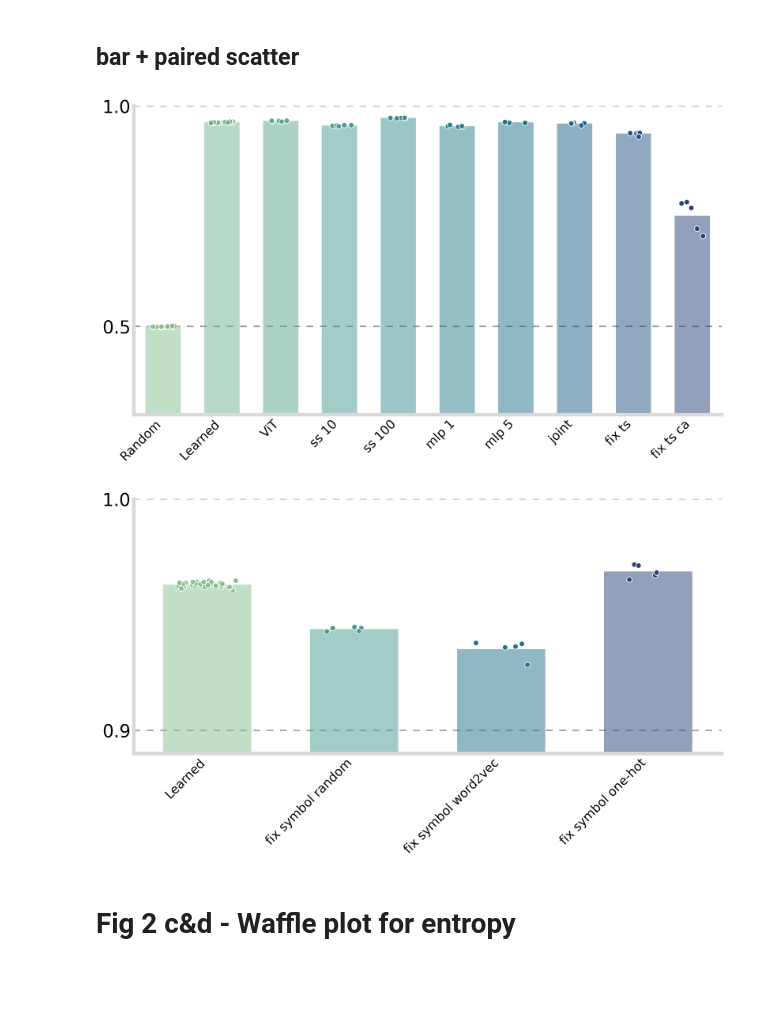
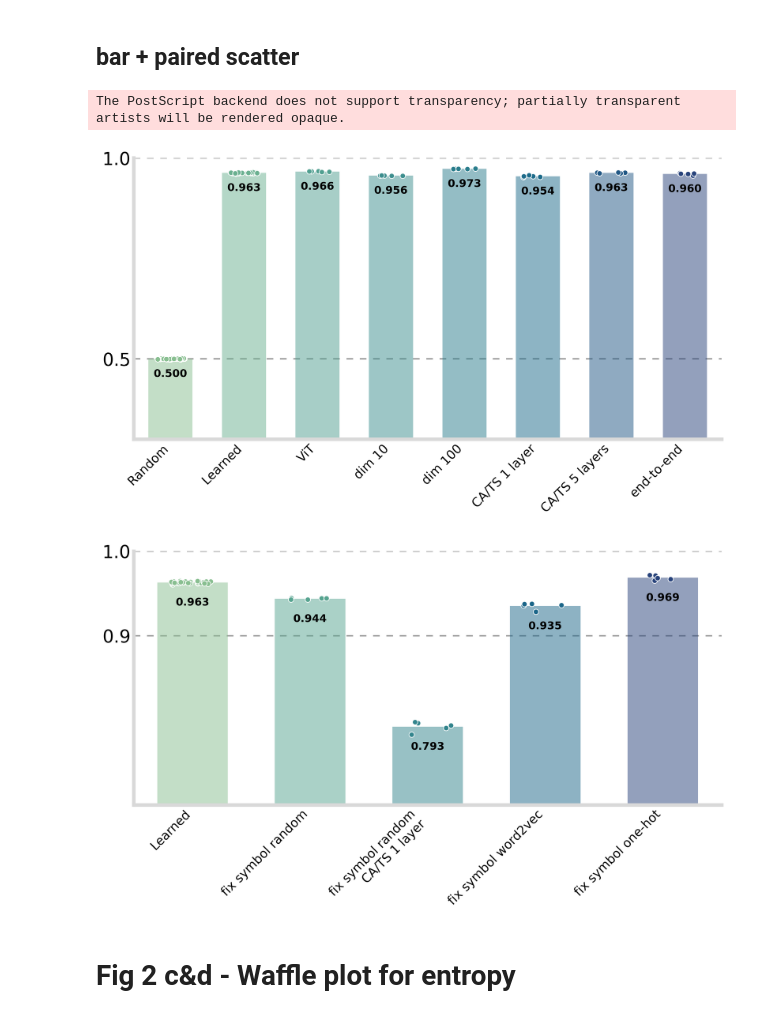
Before and after one commit to Hiroid/CATS_Net, a Jupyter notebook: B01_figures/NCS_figures.ipynb, the cells around one changed output. Cells and saved outputs as stored; diff of their text form; code cells hidden in the pictures; blank space fills up the shorter version.

```diff
--- a/B01_figures/NCS_figures.ipynb
+++ b/B01_figures/NCS_figures.ipynb
@@ -603,8 +614,8 @@ group9 = np.array(acc_list_imagenet1k_ss20_fixfe_resnet50_mlp3_hidden100_fixtsTr
 group10 = np.array(acc_list_imagenet1k_ss20_fixfe_resnet50_mlp3_hidden100_fixtscaTrue_initrandom_alltrails)
 
 # Consolidate all data groups into a list
-all_groups = [group1, group2, group3, group4, group5, group6, group7, group8, group9, group10]
-group_labels = ['Random', 'Learned', 'ViT', 'ss 10', 'ss 100', 'mlp 1', 'mlp 5', 'joint', 'fix ts', 'fix ts ca']
+all_groups = [group1, group2, group3, group4, group5, group6, group7, group8]
+group_labels = ['Random', 'Learned', 'ViT', 'dim 10', 'dim 100', 'CA/TS 1 layer', 'CA/TS 5 layers', 'end-to-end']
 
 # Define styling constants from your original code
 GREY50 = '#7F7F7F'
@@ -648,6 +659,11 @@ for i, group_data in enumerate(all_groups):
     # Scatter plot for individual data points
     ax.scatter(x_jittered, group_data, color=colors[i], edgecolors='white', linewidth=0.8, zorder=3)
 
+    # Add mean value text annotation above each bar
+    mean_value = np.mean(group_data)
+    ax.text(i, mean_value - 0.05, f'{mean_value:.3f}',
+            ha='center', va='bottom', fontsize=12, fontweight='bold')
+
 # Horizontal lines that are used as scale reference
 for h in HLINES:
     ax.axhline(h, color=GREY50, ls=(0, (5, 5)), alpha=0.8, zorder=0)
@@ -671,37 +687,38 @@ ax.spines["bottom"].set_linewidth(4)
 
 # Style ticks
 ax.tick_params(length=0) # Removes tick marks
 ax.set_yticks(HLINES)
 ax.set_yticklabels(HLINES, size=20)
 
 # Ensure layout is tight to prevent labels from being cut off
 plt.tight_layout()
 
-# Save or show the plot
+# # Save or show the plot
 # plt.savefig(
 #     os.path.join(
 #         project_root,
 #         "B01_figures",
 #         "outputs",
-#         "fig_2ac.eps"
+#         "fig_s4.eps"
 #     ),
 #     format="eps",
 #     bbox_inches='tight'
 # )
 # plt.savefig(
 #     os.path.join(
 #         project_root,
 #         "B01_figures",
 #         "outputs",
-#         "fig_2ac.png"
+#         "fig_s4.png"
 #     ),
 #     format="png",
 #     bbox_inches='tight'
 # )
 
 plt.show()
 # %% [output]
+The PostScript backend does not support transparency; partially transparent artists will be rendered opaque.
-[figure, old version]
+[figure, new version]
 # %%
 # Sample data
 # 30 * 1
@@ -710,10 +727,11 @@ group2 = np.array(acc_list_imagenet1k_ss20_fixfe_resnet50_mlp3_hidden100_initran
 group11 = np.array(acc_list_imagenet1k_ss20_fixfe_resnet50_mlp3_hidden100_fixsymbolTrue_initrandom_alltrails)
 group12 = np.array(acc_list_imagenet1k_ss20_fixfe_resnet50_mlp3_hidden100_fixsymbolTrue_initword2vec_alltrails)
 group13 = np.array(acc_list_imagenet1k_ss1000_fixfe_resnet50_mlp3_hidden100_fixsymbolTrue_initone_hot_alltrails)
+group14 = np.array(acc_list_imagenet1k_ss20_fixfe_resnet50_mlp1_hidden100_fixsymbolTrue_initrandom_alltrails)
 
 # Consolidate all data groups into a list
-all_groups = [group2, group11, group12, group13]
-group_labels = ['Learned', 'fix symbol random', 'fix symbol word2vec', 'fix symbol one-hot']
+all_groups = [group2, group11, group14, group12, group13]
+group_labels = ['Learned', 'fix symbol random', 'fix symbol random\nCA/TS 1 layer', 'fix symbol word2vec', 'fix symbol one-hot']
 
 # Define styling constants from your original code
 GREY50 = '#7F7F7F'
@@ -757,6 +775,11 @@ for i, group_data in enumerate(all_groups):
     # Scatter plot for individual data points
     ax.scatter(x_jittered, group_data, color=colors[i], edgecolors='white', linewidth=0.8, zorder=3)
 
+    # Add mean value text annotation above each bar
+    mean_value = np.mean(group_data)
+    ax.text(i, mean_value - 0.03, f'{mean_value:.3f}',
+            ha='center', va='bottom', fontsize=12, fontweight='bold')
+
 # Horizontal lines that are used as scale reference
 for h in HLINES:
     ax.axhline(h, color=GREY50, ls=(0, (5, 5)), alpha=0.8, zorder=0)
@@ -767,7 +790,7 @@ ax.set_xticklabels(group_labels, fontsize=14, rotation=45, ha='right')
 
 # Adjust plot limits
 ax.set_xlim(-0.5, len(all_groups) - 0.5)
-ax.set_ylim(0.89, 1.0)
+ax.set_ylim(0.7, 1.0)
 
 # Removes top and right spines
 ax.spines[['right', 'top']].set_visible(False)
@@ -786,13 +809,13 @@ ax.set_yticklabels(HLINES, size=20)
 # Ensure layout is tight to prevent labels from being cut off
 plt.tight_layout()
 
-# Save or show the plot
+# # Save or show the plot
 # plt.savefig(
 #     os.path.join(
 #         project_root,
 #         "B01_figures",
 #         "outputs",
-#         "fig_2ac.eps"
+#         "fig_s5.eps"
 #     ),
 #     format="eps",
 #     bbox_inches='tight'
@@ -802,7 +825,7 @@ plt.tight_layout()
 #         project_root,
 #         "B01_figures",
 #         "outputs",
-#         "fig_2ac.png"
+#         "fig_s5.png"
 #     ),
 #     format="png",
 #     bbox_inches='tight'
@@ -810,7 +833,7 @@ plt.tight_layout()
 
 plt.show()
 # %% [output]
-[figure, old version]
+[figure, new version]
 # %% [markdown]
 # Fig 2 c&d - Waffle plot for entropy
 # %%
```
Also changed, not shown: parts of 1 cell of this notebook, 7 other files.
